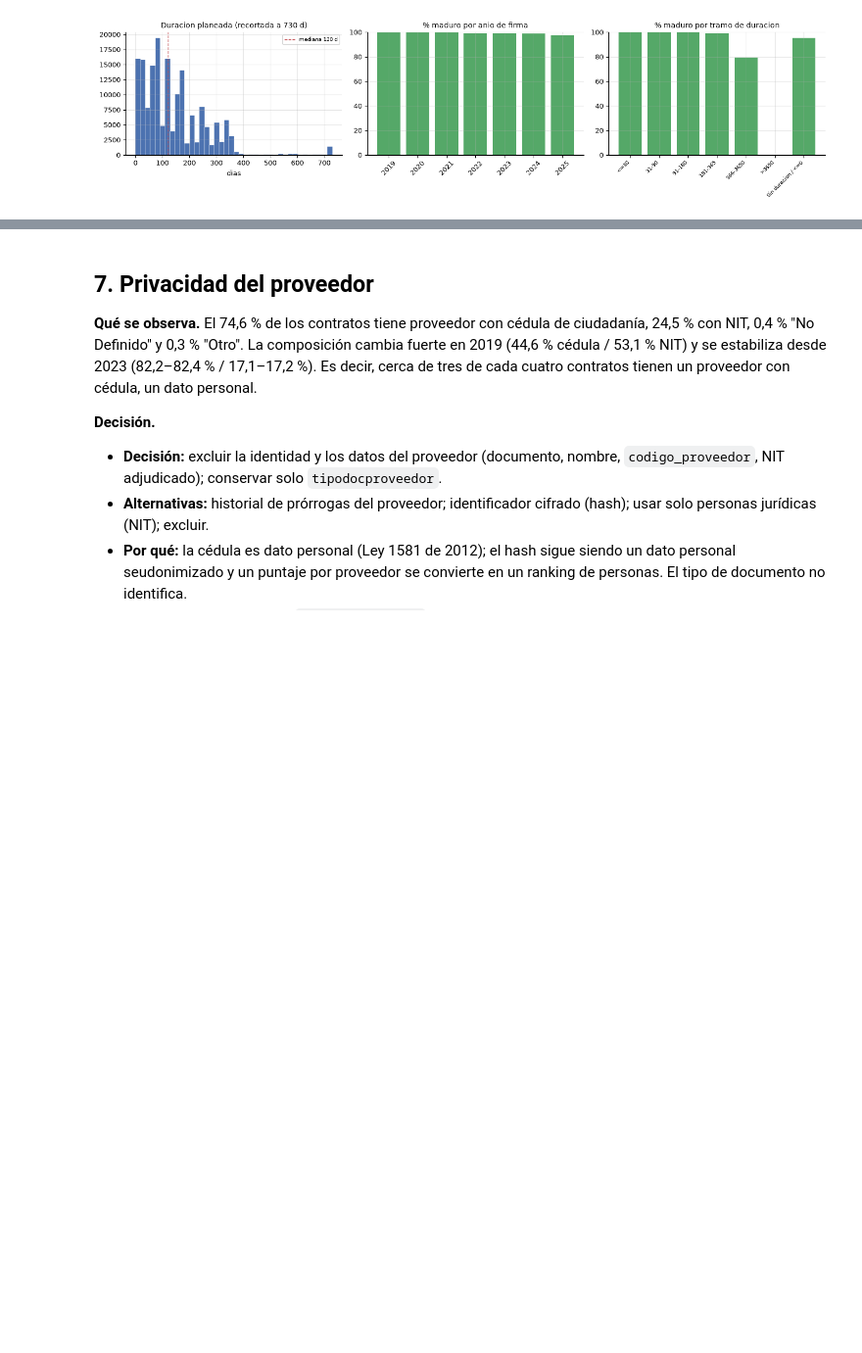
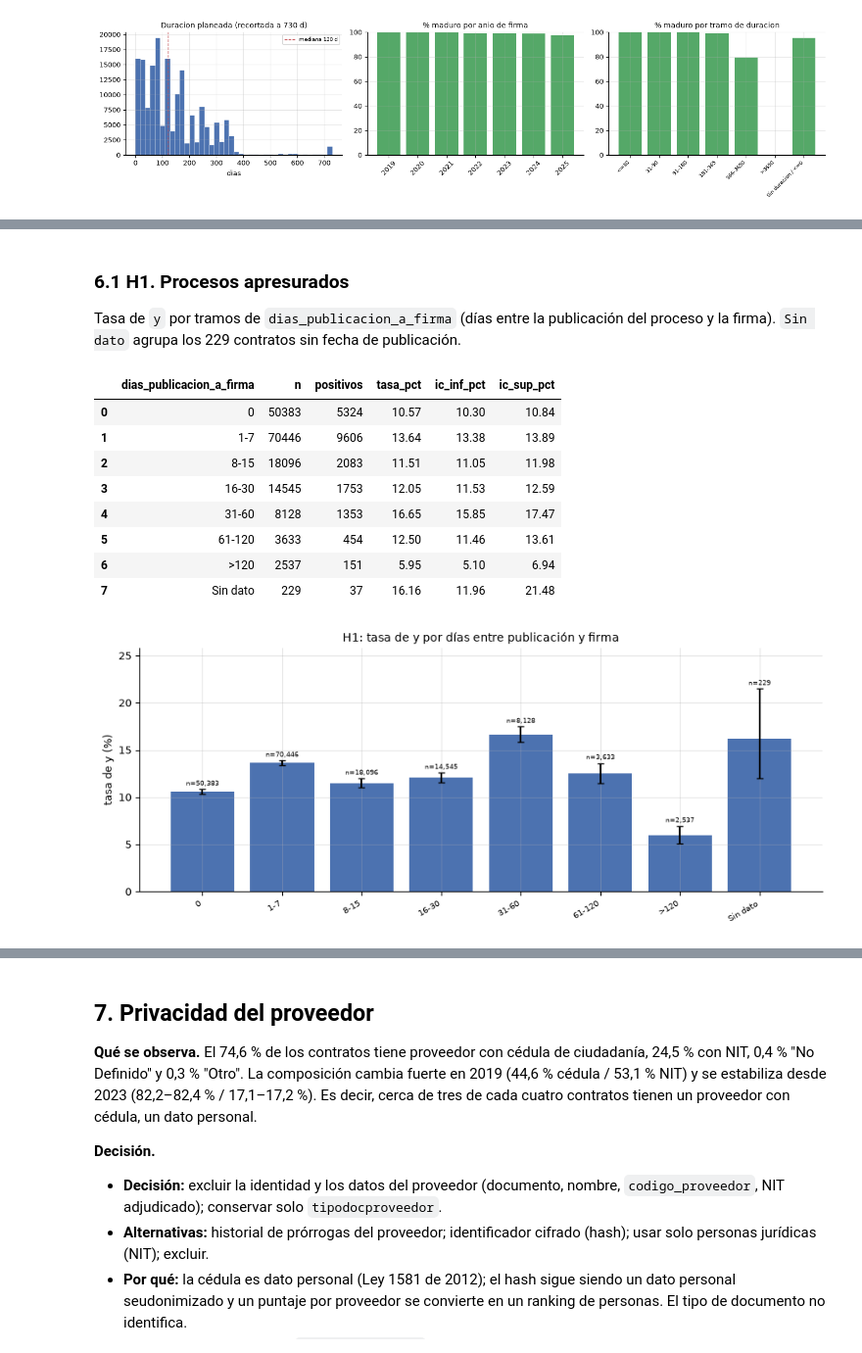
Before and after one commit to kepabonsaeafit/fundamentos-aa-2026, a Jupyter notebook: final-project/notebooks/03_eda.ipynb, the cells around one changed output, grey strips where cells are left out. Shown at 98% size. Cells and saved outputs as stored; diff of their text form; code cells hidden in the pictures; blank space fills up the shorter version.

```diff
--- a/final-project/notebooks/03_eda.ipynb
+++ b/final-project/notebooks/03_eda.ipynb
@@ -387,0 +439,29 @@ Se completa en el paso 3, junto con §5 y §6. Hoy no se interpreta: la etiqueta
+# %%
+Xy = X.assign(y=base["y"], anio_firma=base["anio_firma"])
+# %% [markdown]
+### 6.1 H1. Procesos apresurados
+
+Tasa de `y` por tramos de `dias_publicacion_a_firma` (días entre la publicación del proceso y la firma). `Sin dato` agrupa los 229 contratos sin fecha de publicación.
+# %%
+tabla_h1 = eda.tasa_por_tramos(
+    Xy, "dias_publicacion_a_firma",
+    bins=[-np.inf, 0, 7, 15, 30, 60, 120, np.inf],
+    labels=["0", "1-7", "8-15", "16-30", "31-60", "61-120", ">120"],
+)
+display(eda.tasas_en_pct(tabla_h1).round(2))
+eda.graficar_tasa_por_grupo(
+    tabla_h1, col_grupo="dias_publicacion_a_firma",
+    titulo="H1: tasa de y por días entre publicación y firma",
+)
+plt.show()
+# %% [output]
+|  | dias_publicacion_a_firma | n | positivos | tasa_pct | ic_inf_pct | ic_sup_pct |
+| 0 | 0 | 50383 | 5324 | 10.57 | 10.30 | 10.84 |
+| 1 | 1-7 | 70446 | 9606 | 13.64 | 13.38 | 13.89 |
+| 2 | 8-15 | 18096 | 2083 | 11.51 | 11.05 | 11.98 |
+| 3 | 16-30 | 14545 | 1753 | 12.05 | 11.53 | 12.59 |
+| 4 | 31-60 | 8128 | 1353 | 16.65 | 15.85 | 17.47 |
+| 5 | 61-120 | 3633 | 454 | 12.50 | 11.46 | 13.61 |
+| 6 | >120 | 2537 | 151 | 5.95 | 5.10 | 6.94 |
+| 7 | Sin dato | 229 | 37 | 16.16 | 11.96 | 21.48 |
+[figure, added]
```
Also changed, not shown: parts of 27 cells of this notebook, 1 other file.
